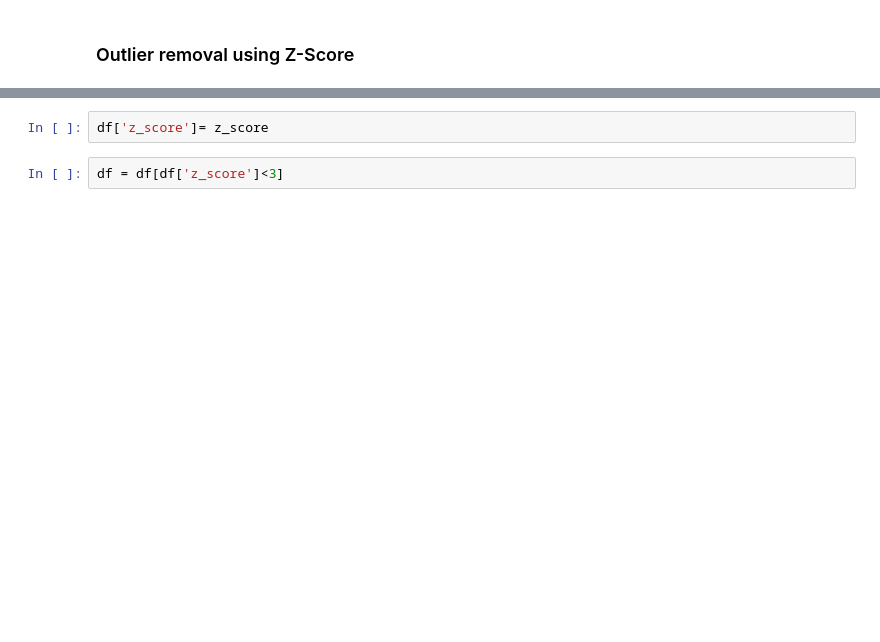
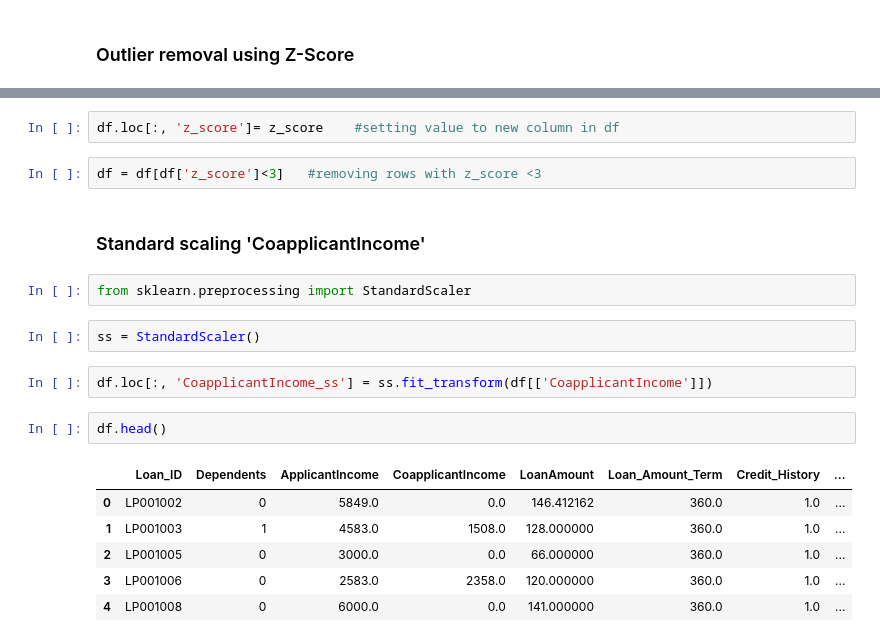
Before and after one commit to pravatn01/Loan-Data-Cleaning, a Jupyter notebook: loan_clean.ipynb, the cells around one changed output, grey strips where cells are left out. Drawn from its saved outputs; the diff is of its cells as text; blank space fills up the shorter version.

```diff
--- a/loan_clean.ipynb
+++ b/loan_clean.ipynb
@@ -138,4 +310,21 @@ z_score
+# %%
+df.loc[:, 'z_score']= z_score    #setting value to new column in df
 # %%
-df['z_score']= z_score
+df = df[df['z_score']<3]   #removing rows with z_score <3
-# %%
-df = df[df['z_score']<3]
+# %% [markdown]
+### Standard scaling 'CoapplicantIncome'
+# %%
+from sklearn.preprocessing import StandardScaler
+# %%
+ss = StandardScaler()
+# %%
+df.loc[:, 'CoapplicantIncome_ss'] = ss.fit_transform(df[['CoapplicantIncome']])
+# %%
+df.head()
+# %% [output]
+|  | Loan_ID | Dependents | ApplicantIncome | CoapplicantIncome | LoanAmount | Loan_Amount_Term | Credit_History | ... |
+| 0 | LP001002 | 0 | 5849.0 | 0.0 | 146.412162 | 360.0 | 1.0 | ... |
+| 1 | LP001003 | 1 | 4583.0 | 1508.0 | 128.000000 | 360.0 | 1.0 | ... |
+| 2 | LP001005 | 0 | 3000.0 | 0.0 | 66.000000 | 360.0 | 1.0 | ... |
+| 3 | LP001006 | 0 | 2583.0 | 2358.0 | 120.000000 | 360.0 | 1.0 | ... |
+| 4 | LP001008 | 0 | 6000.0 | 0.0 | 141.000000 | 360.0 | 1.0 | ... |
```
Also changed, not shown: parts of 27 cells of this notebook.
